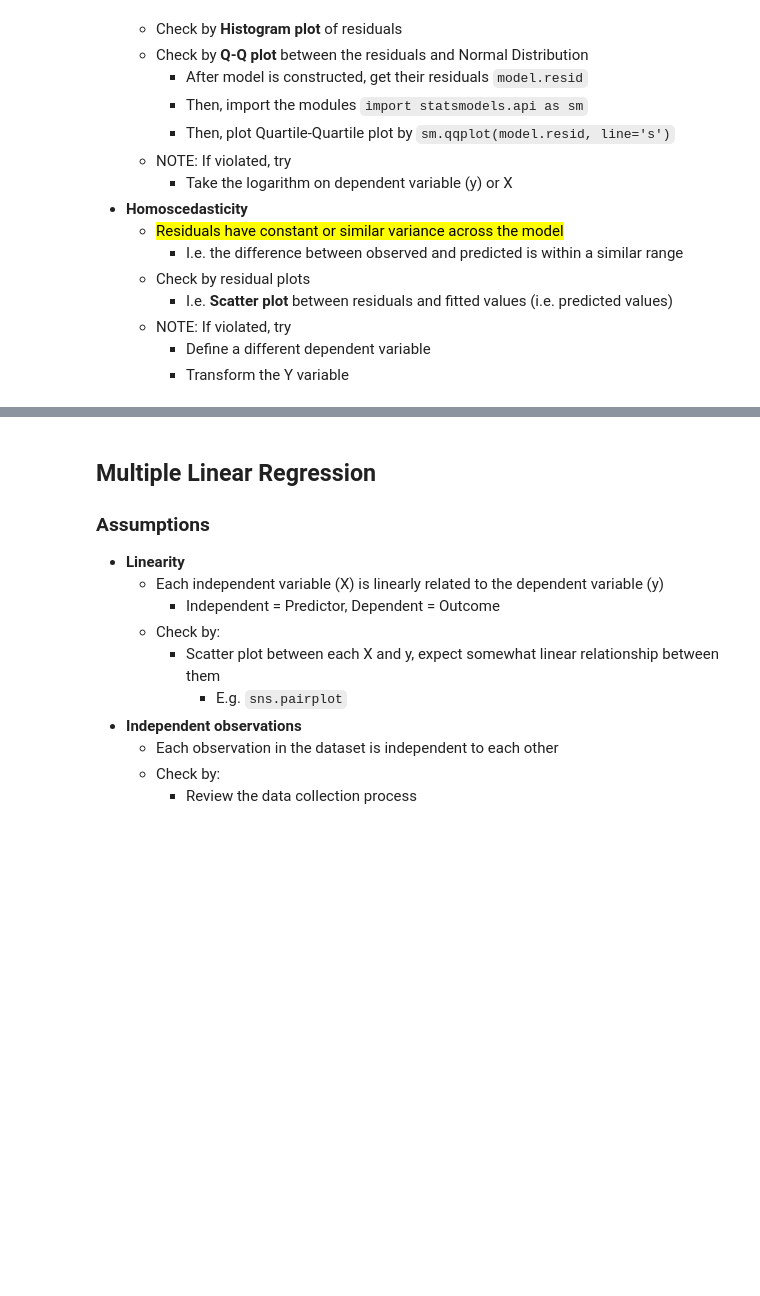
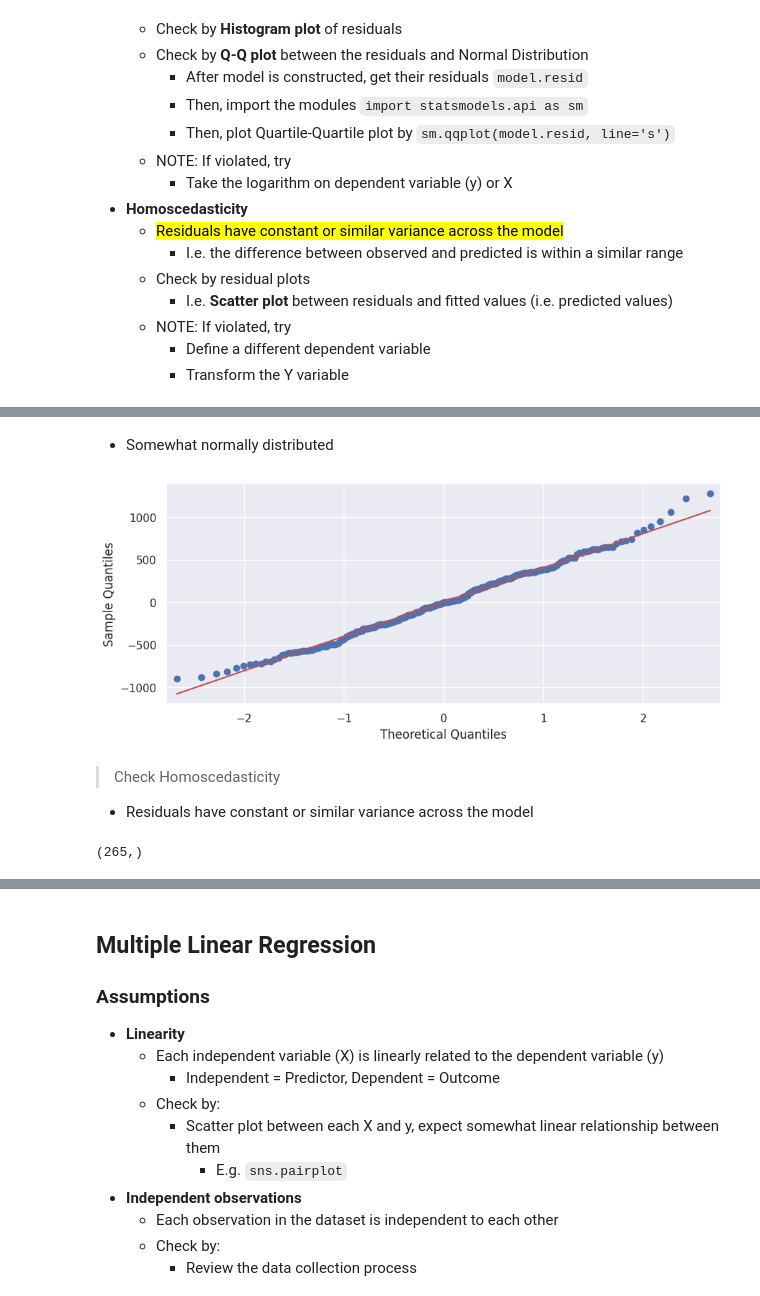
Before and after one commit to davilayang/learning-resources, a Jupyter notebook: coursera/advanced-data-analytics/stats-in-action/5-regression.ipynb, the cells around one changed output, grey strips where cells are left out. Saved outputs shown, nothing was run; the diff lists cells and outputs as text; code cells hidden in the pictures; blank space fills up the shorter version.

```diff
--- a/coursera/advanced-data-analytics/stats-in-action/5-regression.ipynb
+++ b/coursera/advanced-data-analytics/stats-in-action/5-regression.ipynb
@@ -41,0 +131,19 @@
+# %% [markdown]
+- Somewhat normally distributed
+# %%
+from statsmodels.graphics.gofplots import qqplot
+
+fig, ax = plt.subplots(figsize=(10, 4))
+qqplot(result.resid, ax=ax, line="s")
+fig.show()
+# %% [output]
+[figure, added]
+# %% [markdown]
+> Check Homoscedasticity
+
+- Residuals have constant or similar variance across the model
+# %%
+preds = result.predict(df.bill_length_mm)
+preds.shape
+# %% [output]
+(265,)
```
Also changed, not shown: parts of 12 cells of this notebook, 1 other file.
